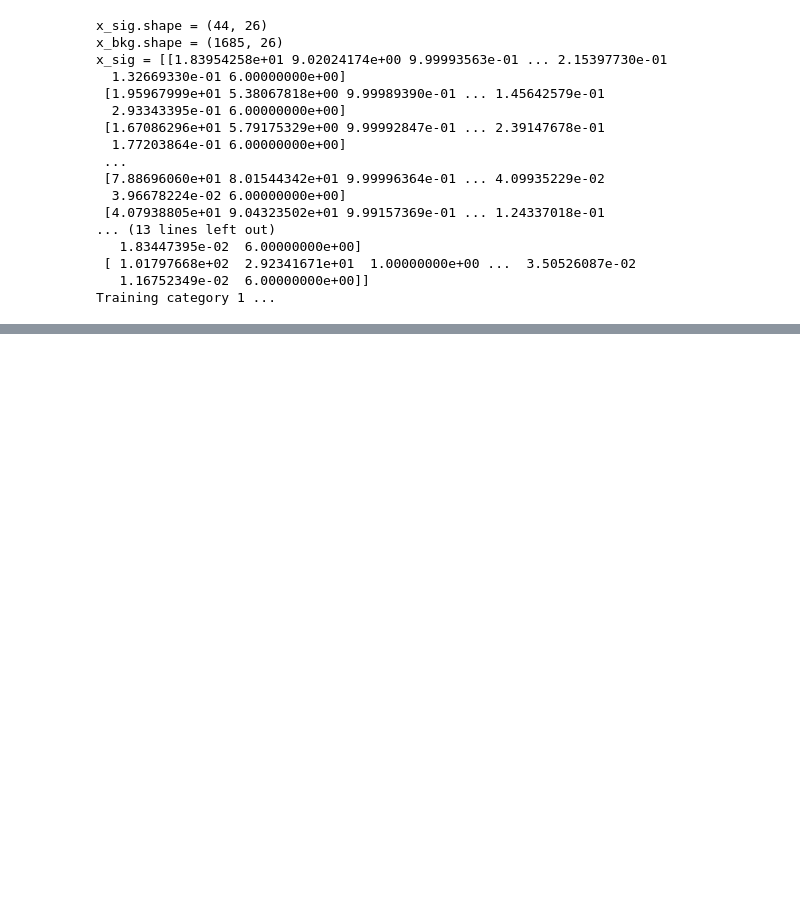
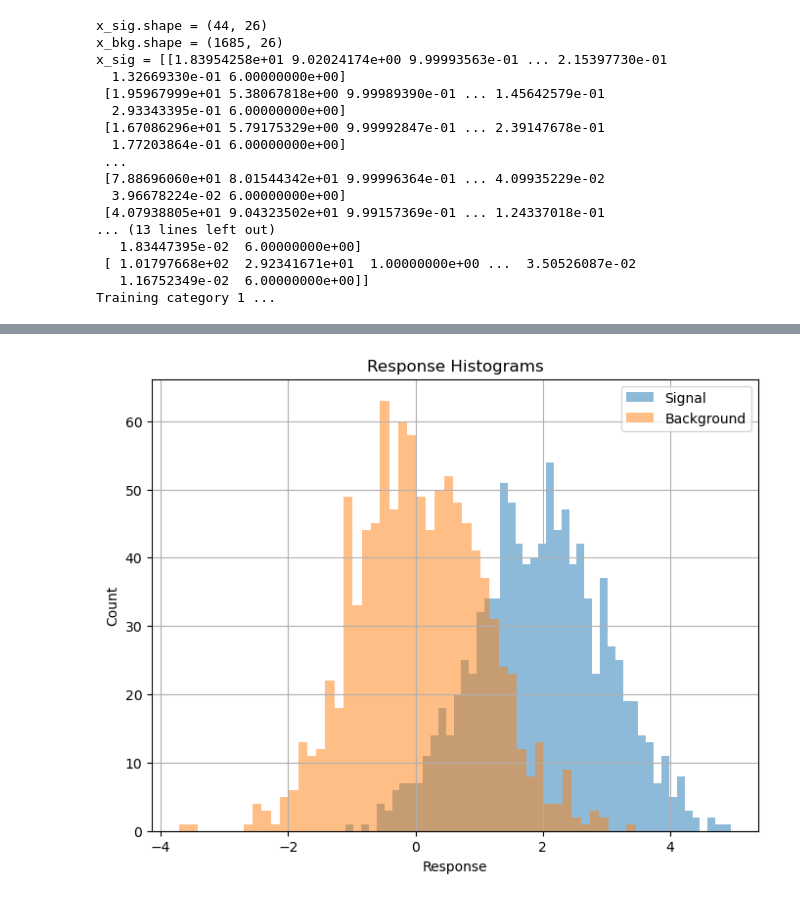
Before and after one commit to Quibusque/mva_analysis, a Jupyter notebook: source/notebook_for_tests.ipynb, the cells around one changed output, grey strips where cells are left out. Saved outputs shown, nothing was run; the diff lists cells and outputs as text; code cells hidden in the pictures; blank space fills up the shorter version.

```diff
--- a/source/notebook_for_tests.ipynb
+++ b/source/notebook_for_tests.ipynb
@@ -229,0 +282,13 @@ Training category 1 ...
+# %%
+#plot the response histograms
+plt.figure(figsize=(8, 6))
+plt.hist(signal_responses, bins=50, label='Signal', alpha=0.5)
+plt.hist(background_responses, bins=50, label='Background', alpha=0.5)
+plt.xlabel('Response')
+plt.ylabel('Count')
+plt.title('Response Histograms')
+plt.legend()
+plt.grid()
+plt.show()
+# %% [output]
+[figure, added]
```
Also changed, not shown: parts of 6 cells of this notebook, 12 other files.
